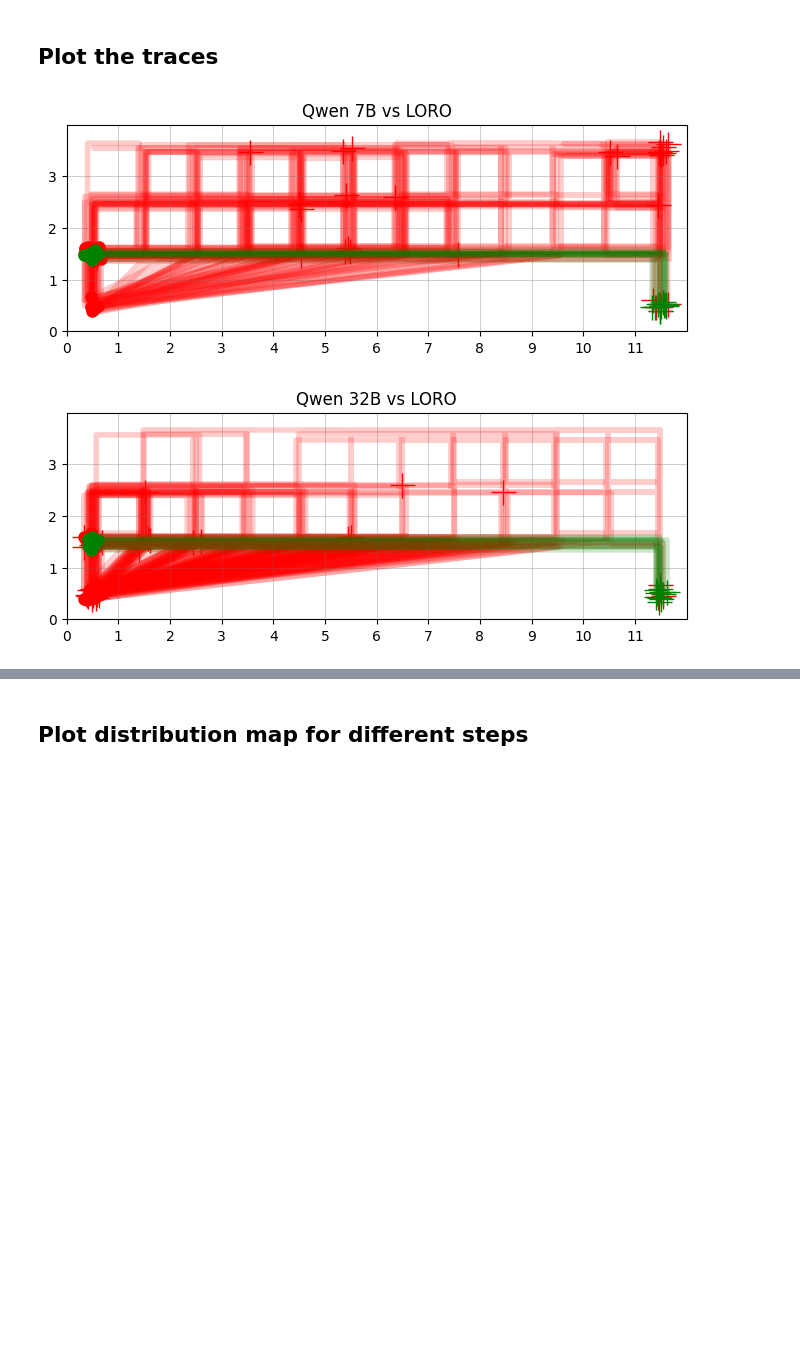
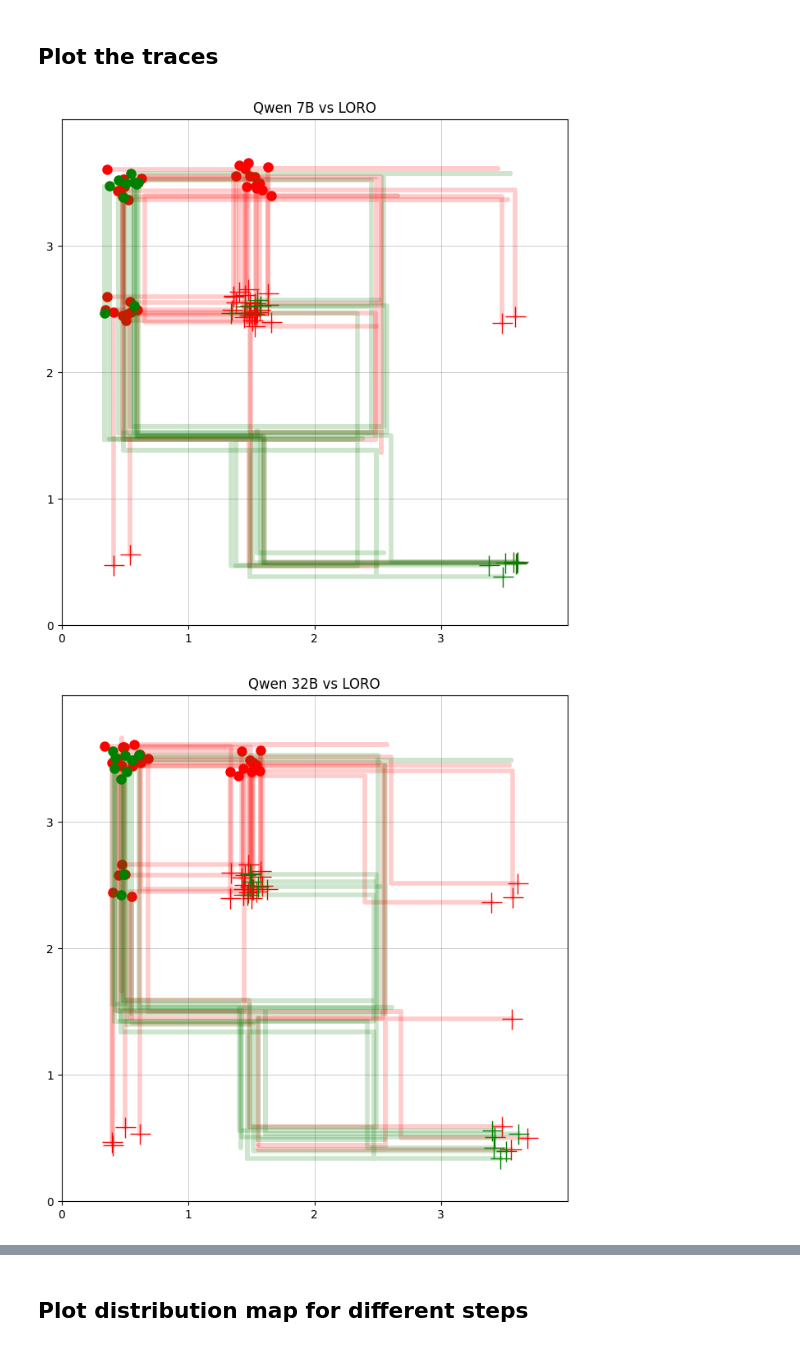
Before and after one commit to duongnhatthang/LORO, a Jupyter notebook: coverage_vis.ipynb, the cells around one changed output, grey strips where cells are left out. Drawn from its saved outputs; the diff is of its cells as text; code cells hidden in the pictures; blank space fills up the shorter version.

```diff
--- a/coverage_vis.ipynb
+++ b/coverage_vis.ipynb
@@ -11,7 +11,7 @@ from utils import get_llm_data_paths
 from vis_utils import *
 
 hyperparams = {
-    "env": "CliffWalking-v0",  # CartPole-v0, Pendulum-v1, MountainCar-v0, FrozenLake-v1, CliffWalking-v0, RepresentedPong-v0
+    "env": "FrozenLake-v1",  # CartPole-v0, Pendulum-v1, MountainCar-v0, FrozenLake-v1, CliffWalking-v0, RepresentedPong-v0
     "n_online_eps": 120,  # 10-5990 for mountainCar, 30-120 for CartPole
 # hyperparams = {
 #     "env": "FrozenLake-v1",  # CartPole-v0, Pendulum-v1, MountainCar-v0, FrozenLake-v1, CliffWalking-v0, RepresentedPong-v0
@@ -33,7 +33,8 @@ hyperparams = {
     # "n_episodes": 150,
     "sft": False, # Set to True to use SFT data paths
     "long_cot": False, # Set to True to use DeepSeek long CoT data paths
-    "awac": False,
+    # Model type used when generating caches in online_main.py: "default", "awac", or "ddpg"
+    "model": "default",
 }
 
 hyperparams["n_episodes"] = hyperparams["n_pretrain_eps"] + hyperparams["n_online_eps"]
@@ -164,7 +165,7 @@ Average reward for random policy: -2092.7
 # %% [markdown]
 # Plot
 # %%
-all_cache = extract_data(hyperparams, Qwen_7B, Qwen_32B, DS_7B, DS_14B, mean_random, hyperparams["awac"])
+all_cache = extract_data(hyperparams, Qwen_7B, Qwen_32B, DS_7B, DS_14B, mean_random, hyperparams["model"])
 # plot_main(hyperparams, all_cache, Qwen_7B, Qwen_32B, mean_random)
 # plot_pretrain(hyperparams, all_cache)
 # plot_mix(hyperparams, all_cache)
@@ -241,11 +299,14 @@ else:
 
 i=hyperparams["n_exp"]-1
 n_eps=10
-Qwen_7B_LORO_1000_Neps_dataset = all_cache[f"pretrain_7b_1000_{n_eps}_{i}_dataset"]
-Qwen_32B_LORO_1000_Neps_dataset = all_cache[f"pretrain_32b_1000_{n_eps}_{i}_dataset"]
-on_pol_1000_Neps_dataset = all_cache[f"on_pol_1000_{n_eps}_{i}_dataset"]
+# Final policy of Qwen 7B 1000 Neps 30 eps pretrain is optimal for FrozenLake-v1 and CliffWalking-v0
+optimal_dataset = all_cache[f"pretrain_7b_1000_{n_eps}_{i}_dataset"]
+
+# Qwen_7B_LORO_1000_Neps_dataset = all_cache[f"pretrain_7b_1000_{n_eps}_{i}_dataset"]
+# Qwen_32B_LORO_1000_Neps_dataset = all_cache[f"pretrain_32b_1000_{n_eps}_{i}_dataset"]
+# on_pol_1000_Neps_dataset = all_cache[f"on_pol_1000_{n_eps}_{i}_dataset"]
 on_pol_1000_Neps_offline_dataset = all_cache[f"on_pol_1000_{n_eps}_{i}_offline_dataset"]
-rand_1000_Neps_dataset = all_cache[f"rand_1000_{n_eps}_{i}_dataset"]
+# rand_1000_Neps_dataset = all_cache[f"rand_1000_{n_eps}_{i}_dataset"]
 rand_1000_Neps_offline_dataset = all_cache[f"rand_1000_{n_eps}_{i}_offline_dataset"]
 
 def plot_traces(offline_dataset, online_dataset, width, height, names, episode_indices=None, figsize=(8, 8),
@@ -261,10 +322,10 @@ def plot_traces(offline_dataset, online_dataset, width, height, names, episode_i
                             show_grid=show_grid, show_episode_numbers=show_episode_numbers, title=title,
                             linewidth=linewidth, noise_std=noise_std, fig=fig, ax=ax, name=names[1], save_path=f'figs/{hyperparams["env"].split("-")[0]}_{names[0]}-{names[1]}_traces.pdf')
 # %%
-plot_traces(Qwen_7B_dataset, Qwen_7B_LORO_1000_Neps_dataset, width, height, names=["Qwen 7B", "LLM-pretrain"], title="Qwen 7B vs LORO")
-plot_traces(Qwen_32B_dataset, Qwen_32B_LORO_1000_Neps_dataset, width, height, names=["Qwen 32B", "LLM-pretrain"], title="Qwen 32B vs LORO")
-plot_traces(on_pol_1000_Neps_offline_dataset, on_pol_1000_Neps_dataset, width, height, names=["Online RL", "Final Policy"], title="Online RL vs Final Policy")
-plot_traces(rand_1000_Neps_offline_dataset, rand_1000_Neps_dataset, width, height, names=["Random Policy", "Final Policy"], title="Random Policy vs Final Policy")
+plot_traces(Qwen_7B_dataset, optimal_dataset, width, height, names=["Qwen 7B", "LLM-pretrain"], title="Qwen 7B vs LORO")
+plot_traces(Qwen_32B_dataset, optimal_dataset, width, height, names=["Qwen 32B", "LLM-pretrain"], title="Qwen 32B vs LORO")
+plot_traces(on_pol_1000_Neps_offline_dataset, optimal_dataset, width, height, names=["Online RL", "Final Policy"], title="Online RL vs Final Policy")
+plot_traces(rand_1000_Neps_offline_dataset, optimal_dataset, width, height, names=["Random Policy", "Final Policy"], title="Random Policy vs Final Policy")
 # %% [output]
-[figure, old version]
+[figure, new version]
-[figure, old version]
+[figure, new version]
```
Also changed, not shown: parts of 8 cells of this notebook, 1 other file.
